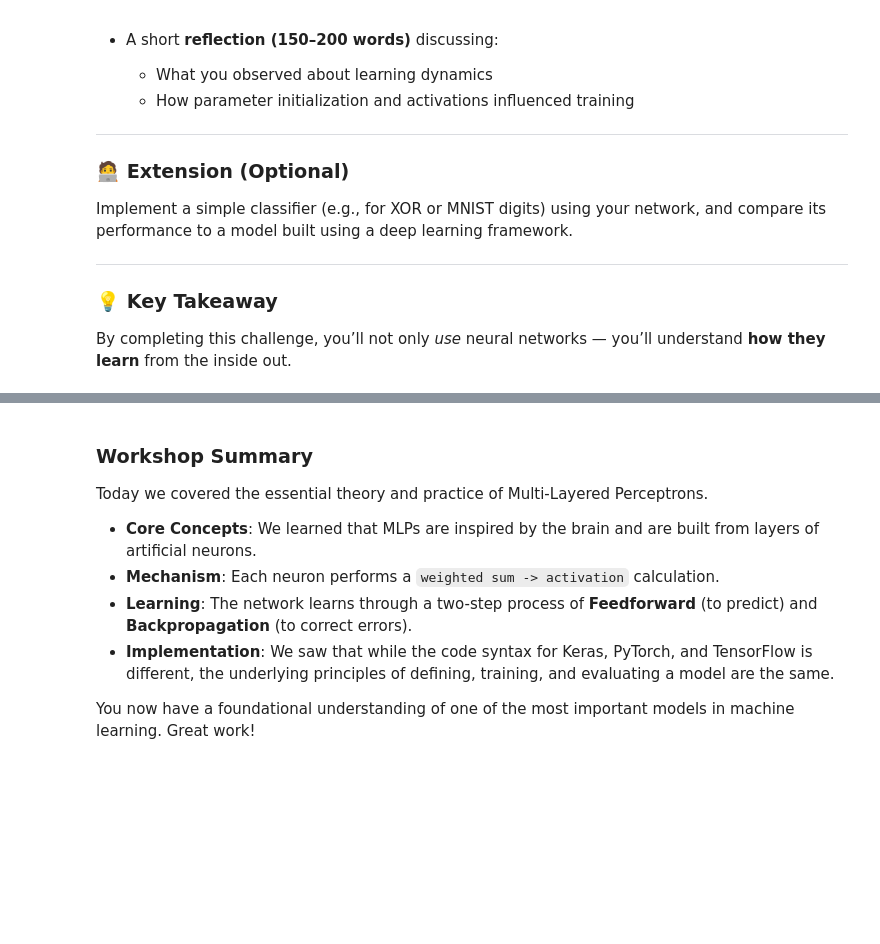
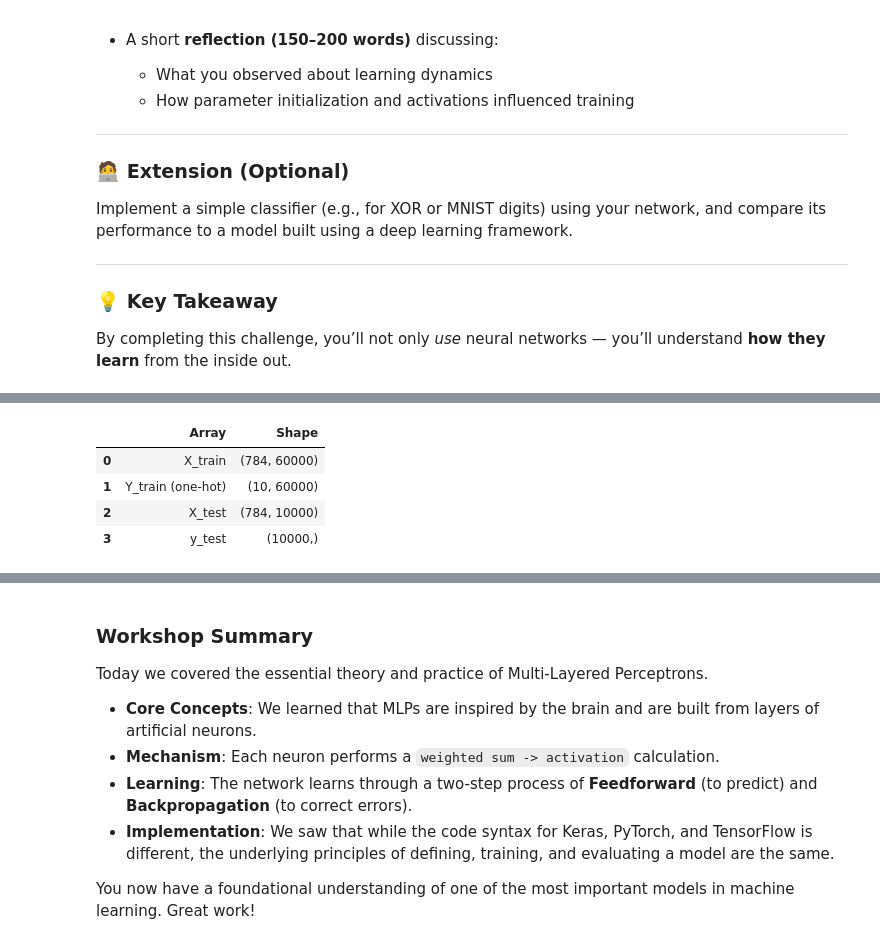
Before and after one commit to JohnBuni/MultiLayerPerceptrons_Workshop, a Jupyter notebook: MultiLayerPerceptrons_Workshop.ipynb, the cells around one changed output, grey strips where cells are left out. Saved outputs shown, nothing was run; the diff lists cells and outputs as text; code cells hidden in the pictures; blank space fills up the shorter version.

```diff
--- a/MultiLayerPerceptrons_Workshop.ipynb
+++ b/MultiLayerPerceptrons_Workshop.ipynb
@@ -729,0 +1024,9 @@ By completing this challenge, you’ll not only *use* neural networks — you’
+# %%
+data = MNISTData(x_train_flat, y_train_tf, x_test_flat, y_test_tf)
+data.shapes()
+# %% [output]
+|  | Array | Shape |
+| 0 | X_train | (784, 60000) |
+| 1 | Y_train (one-hot) | (10, 60000) |
+| 2 | X_test | (784, 10000) |
+| 3 | y_test | (10000,) |
```
Also changed, not shown: parts of 48 cells of this notebook, 6 other files.
